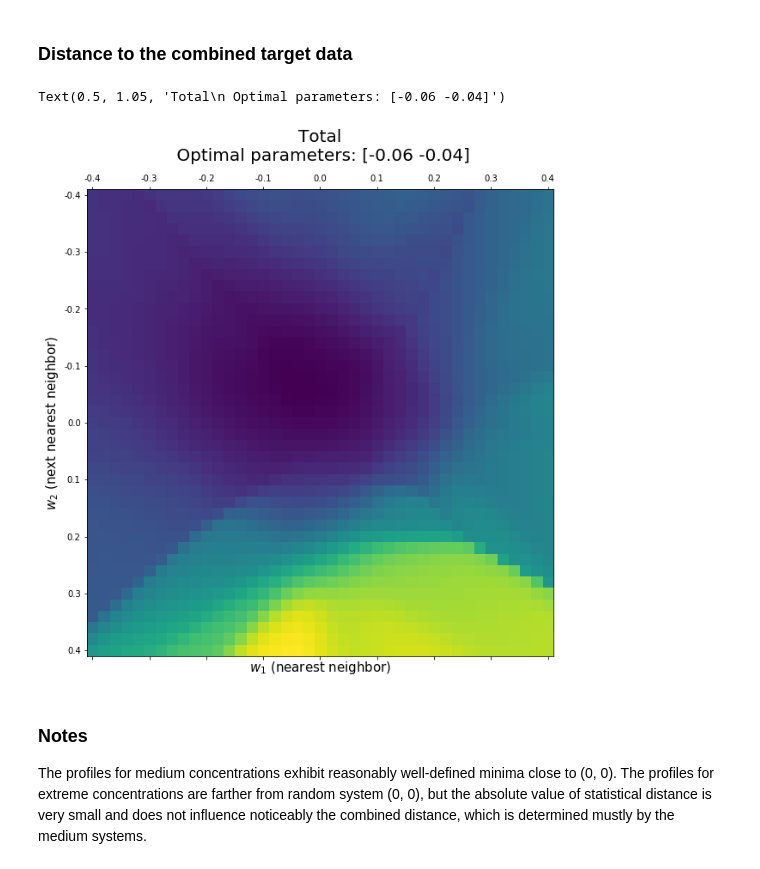
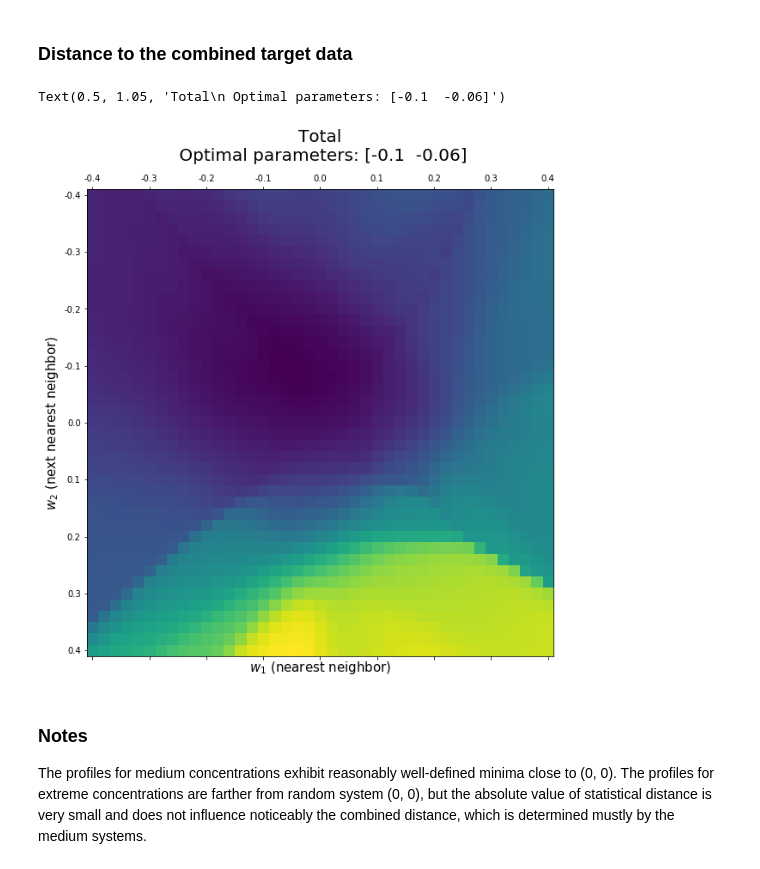
Before and after one commit to vlcekl/mos2_alt, a Jupyter notebook: notebooks/MoReS_analysis.ipynb, the cells around one changed output. Saved outputs shown, nothing was run; the diff lists cells and outputs as text; code cells hidden in the pictures.

Commit message:
Recalculated with target histograms without prior

```diff
--- a/notebooks/MoReS_analysis.ipynb
+++ b/notebooks/MoReS_analysis.ipynb
@@ -83,8 +83,8 @@ prob_conf = random_config_proba(names, conf_counts, x_re)
 target_hist_adjusted = apply_prior(names, conf_counts, cfg_types, target_hist, prob_conf)
 
 # get estimated probability distribution of the target for model optimization
-gsv = get_probability_histogram(names, cfg_types, target_hist_adjusted)
-#gsv = get_probability_histogram(names, cfg_types, target_hist)
+#gsv = get_probability_histogram(names, cfg_types, target_hist_adjusted)
+gsv = get_probability_histogram(names, cfg_types, target_hist)
 # %% [markdown]
 ## 2. Target and random histograms
 
@@ -147,6 +147,6 @@ with open('../data/working/input_data_tight2.pickle', 'wb') as fo:
     pickle.dump(input_datax, fo)
 # %%
-with open('../data/working/input_data_tight2.pickle', 'rb') as fi:
+with open('../data/working/input_data_non_adjusted.pickle', 'rb') as fi:
     input_datax = pickle.load(fi)
 # %% [markdown]
 ### Functions for combining data from reference simulations
@@ -289,20 +289,21 @@ plt.tight_layout()
 # %% [markdown]
 ### Distance to the combined target data
 # %%
-s2_combined = sum(list(s2_profiles.values()))
+n_tot = sum([n for n in num_samples.values()])
+s2_combined = sum([s2_profiles[key]*num_samples[key]/n_tot for key in s2_profiles])
 
 fig, axes = plt.subplots(nrows=1, ncols=1, figsize=(10,10))
 im = axes.matshow(s2_combined)
 indices = np.unravel_index(np.argmin(s2_combined, axis=None), s2_combined.shape)
 axes.set_xticklabels(ticklabels)
 axes.set_yticklabels(ticklabels)
 axes.set_xlabel('$w_1$ (nearest neighbor)', fontsize=15)
 axes.set_ylabel('$w_2$ (next nearest neighbor)', fontsize=15)
 pars_optimal = pars_profiles['re55'][indices]
 axes.set_title('Total\n Optimal parameters: ' + str(pars_optimal), fontsize=20)
 # %% [output]
-Text(0.5, 1.05, 'Total\n Optimal parameters: [-0.06 -0.04]')
+Text(0.5, 1.05, 'Total\n Optimal parameters: [-0.1  -0.06]')
-[figure, old version]
+[figure, new version]
 # %% [markdown]
 ### Notes
 
```
Also changed, not shown: parts of 5 cells of this notebook.
